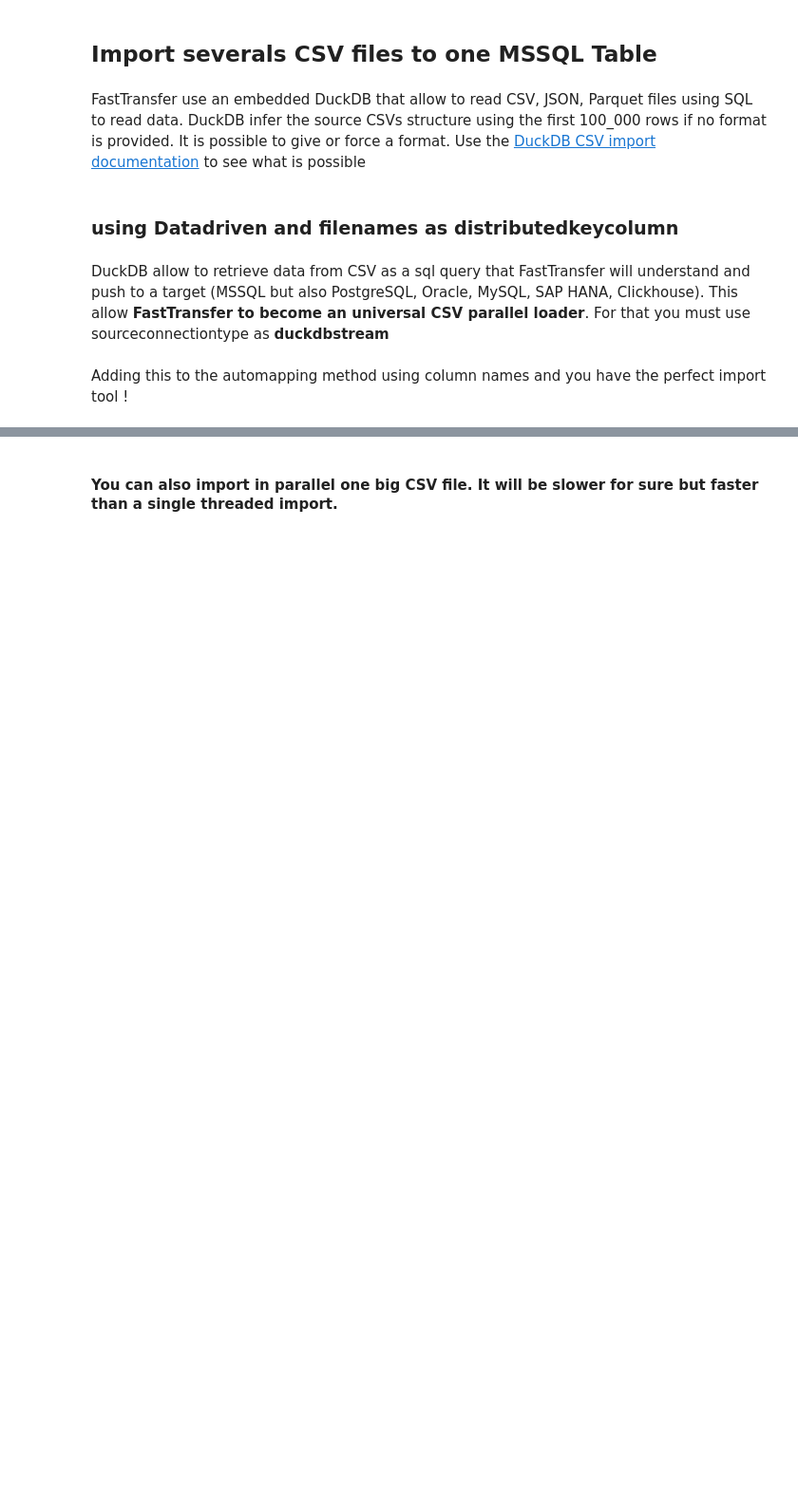
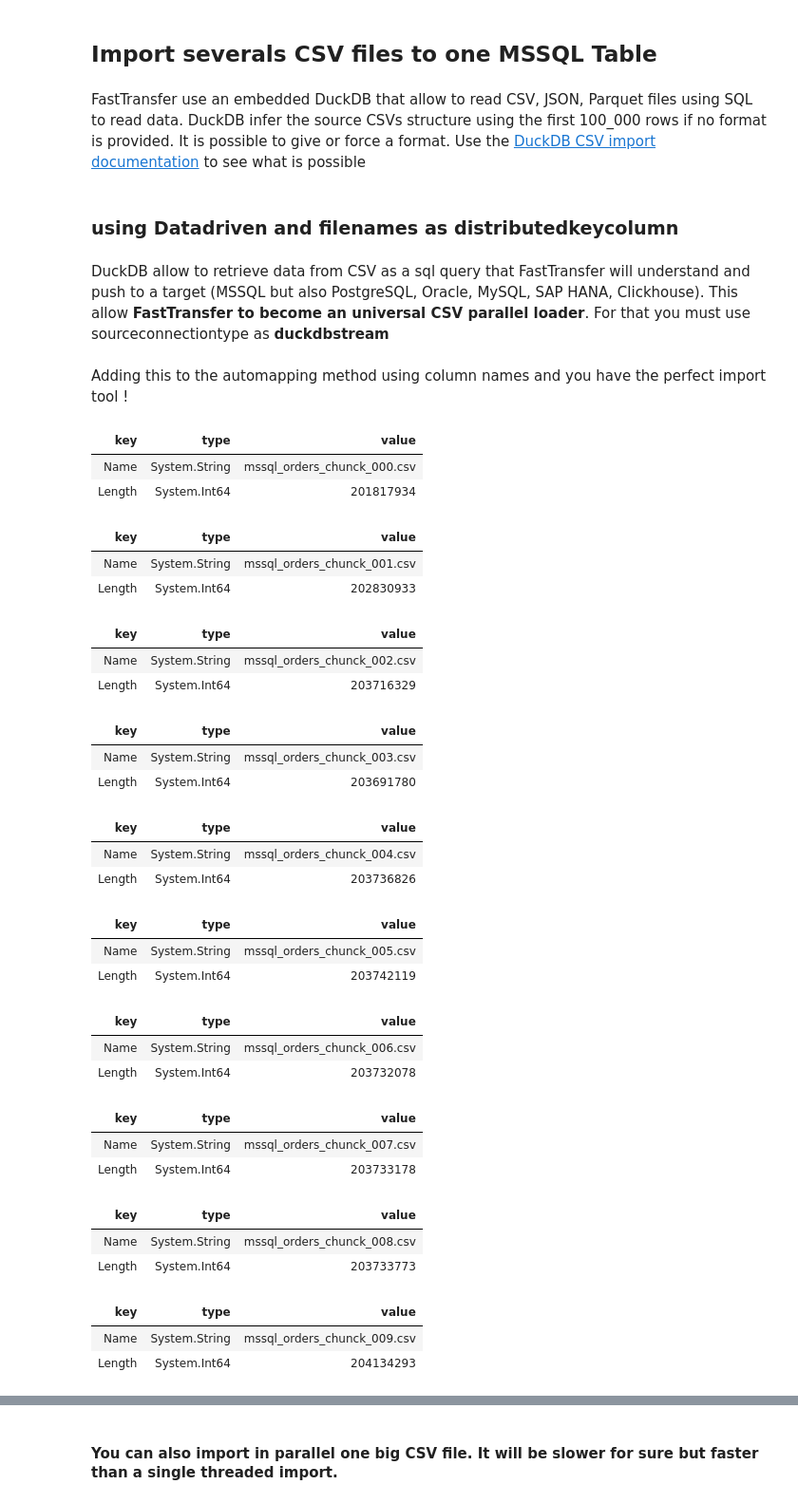
Before and after one commit to aetperf/FastTransfer-Demos, a Jupyter notebook: TargetMSSQL/FastTransferDemo4-Files2MSSQL.ipynb, the cells around one changed output, grey strips where cells are left out. Shown at 95% size. Drawn from its saved outputs; the diff is of its cells as text; code cells hidden in the pictures; blank space fills up the shorter version.

Commit message:
update fasttransfer demo for mssql

```diff
--- a/TargetMSSQL/FastTransferDemo4-Files2MSSQL.ipynb
+++ b/TargetMSSQL/FastTransferDemo4-Files2MSSQL.ipynb
@@ -20,3 +20,36 @@ It is possible to give or force a format. Use the [DuckDB CSV import documentati
 DuckDB allow to retrieve data from CSV as a sql query that FastTransfer will understand and push to a target (MSSQL but also PostgreSQL, Oracle, MySQL, SAP HANA, Clickhouse). This allow **FastTransfer to become an universal CSV parallel loader**. For that you must use sourceconnectiontype as **duckdbstream**
 # %% [markdown]
 Adding this to the automapping method using column names and you have the perfect import tool !
+# %%
+ls D:\temp\mssql\*orders*.csv | select name, length
+# %% [output]
+| key | type | value |
+| Name | System.String | mssql_orders_chunck_000.csv |
+| Length | System.Int64 | 201817934 |
+| key | type | value |
+| Name | System.String | mssql_orders_chunck_001.csv |
+| Length | System.Int64 | 202830933 |
+| key | type | value |
+| Name | System.String | mssql_orders_chunck_002.csv |
+| Length | System.Int64 | 203716329 |
+| key | type | value |
+| Name | System.String | mssql_orders_chunck_003.csv |
+| Length | System.Int64 | 203691780 |
+| key | type | value |
+| Name | System.String | mssql_orders_chunck_004.csv |
+| Length | System.Int64 | 203736826 |
+| key | type | value |
+| Name | System.String | mssql_orders_chunck_005.csv |
+| Length | System.Int64 | 203742119 |
+| key | type | value |
+| Name | System.String | mssql_orders_chunck_006.csv |
+| Length | System.Int64 | 203732078 |
+| key | type | value |
+| Name | System.String | mssql_orders_chunck_007.csv |
+| Length | System.Int64 | 203733178 |
+| key | type | value |
+| Name | System.String | mssql_orders_chunck_008.csv |
+| Length | System.Int64 | 203733773 |
+| key | type | value |
+| Name | System.String | mssql_orders_chunck_009.csv |
+| Length | System.Int64 | 204134293 |
```
Also changed, not shown: parts of 7 cells of this notebook.
